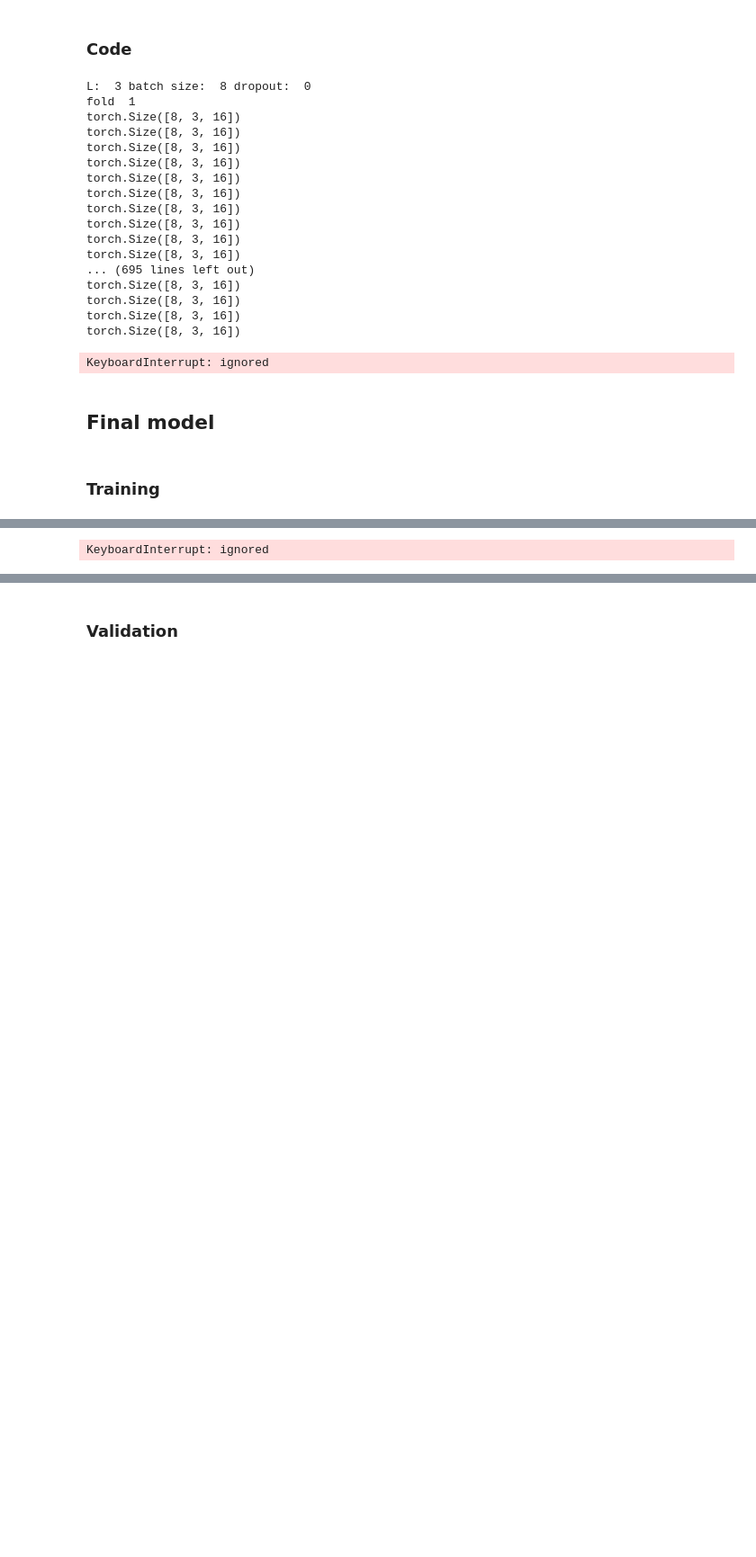
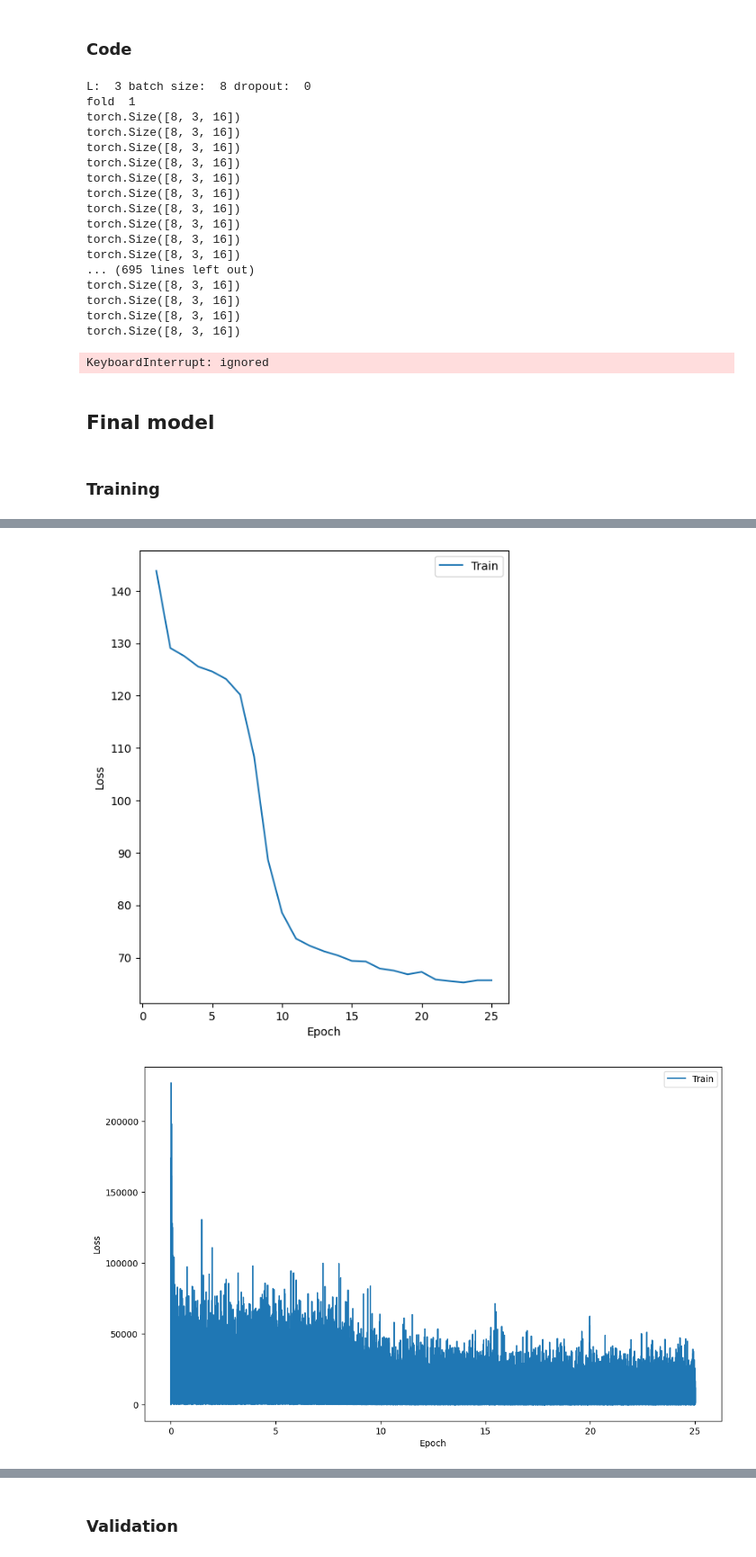
Before and after one commit to CS-433/ml-project-2-lapd, a Jupyter notebook: Meteo Only/Project_meteo_only.ipynb, the cells around one changed output, grey strips where cells are left out. Shown: that part at 90% size. Drawn from its saved outputs; the diff is of its cells as text; code cells hidden in the pictures; blank space fills up the shorter version.

```diff
--- a/Meteo Only/Project_meteo_only.ipynb
+++ b/Meteo Only/Project_meteo_only.ipynb
@@ -53,16 +53,16 @@ from google.colab import drive
 drive.mount("/content/drive")
 
 ## change path to where the folder of the images is
-#path = 'drive/MyDrive/Colab Notebooks/CSS 433/data' #antonin
+path = 'drive/MyDrive/Colab Notebooks/CSS 433/data' #antonin
 #path = 'drive/MyDrive/master/CSS 433/data' #Jade
 #path = 'drive/MyDrive/data' #Jade ordi 2
-path = 'drive/MyDrive/CSS 433/data' #Alison
+#path = 'drive/MyDrive/CSS 433/data' #Alison
 
 for file in os.listdir(path):
   print(file)
 import sys
 # Append the directory to your python path using sys
-sys.path.append('drive/MyDrive/CSS 433/data')
+sys.path.append(path)
 # Import the module
 print("importing helper_functions")
 #import helper_functions_py
@@ -442,9 +346,9 @@ class Net2(nn.Module):
     def __init__(self, out_channels=16, dropout = 0):
         super(Net2, self).__init__()
         #self.linear_layer = nn.Linear(5, 32*22*22)  # 5 is the number of additional features
-        self.pre_fc1 = nn.Linear(9, 4*out_channels)  # Adjust input size and output size
+        self.pre_fc1 = nn.Linear(10, 4*out_channels)  # Adjust input size and output size
         self.pre_fc2 = nn.Linear(4*out_channels, out_channels)   # Adjust output size
-        self.bn1 = nn.BatchNorm1d(out_channels)
+
 
         self.lstm1 = nn.LSTM(out_channels, 8*out_channels, batch_first=True)
         self.lstm2 = nn.LSTM(8*out_channels, 4*out_channels, batch_first=True)
@@ -716,12 +621,12 @@ criterion = F.mse_loss #criterion for the training
 #num_epochs = mean_epoch
 num_epochs = 25
 batch_size = 8
-
+L = 2
 
 #define the loader
 #ghi_train_shuffle = shuffle(ghi_train)
 #train_loader = DataLoader(ghi_train, batch_sampler=SequentialBatchSampler(np.arange(len(ghi_train)), batch_size=8, dec = 8))
-train_loader = DataLoader(ghi_train, batch_sampler=SequentialBatchSampler2(np.arange(len(ghi_train)),L=2,batch_size=batch_size))
+train_loader = DataLoader(training_set, batch_sampler=SequentialBatchSampler2(np.arange(len(training_set)),L=L,batch_size=batch_size))
 #scheduler = torch.optim.lr_scheduler.CosineAnnealingLR(
 #        optimizer,
 #       T_max=(len(train_loader.dataset) * num_epochs) // batch_size,)
@@ -806 +711,2 @@ torch.Size([8, 2, 16])
-KeyboardInterrupt: ignored
+[figure, added]
+[figure, added]
```
Also changed, not shown: parts of 23 cells of this notebook, 3 other files.
